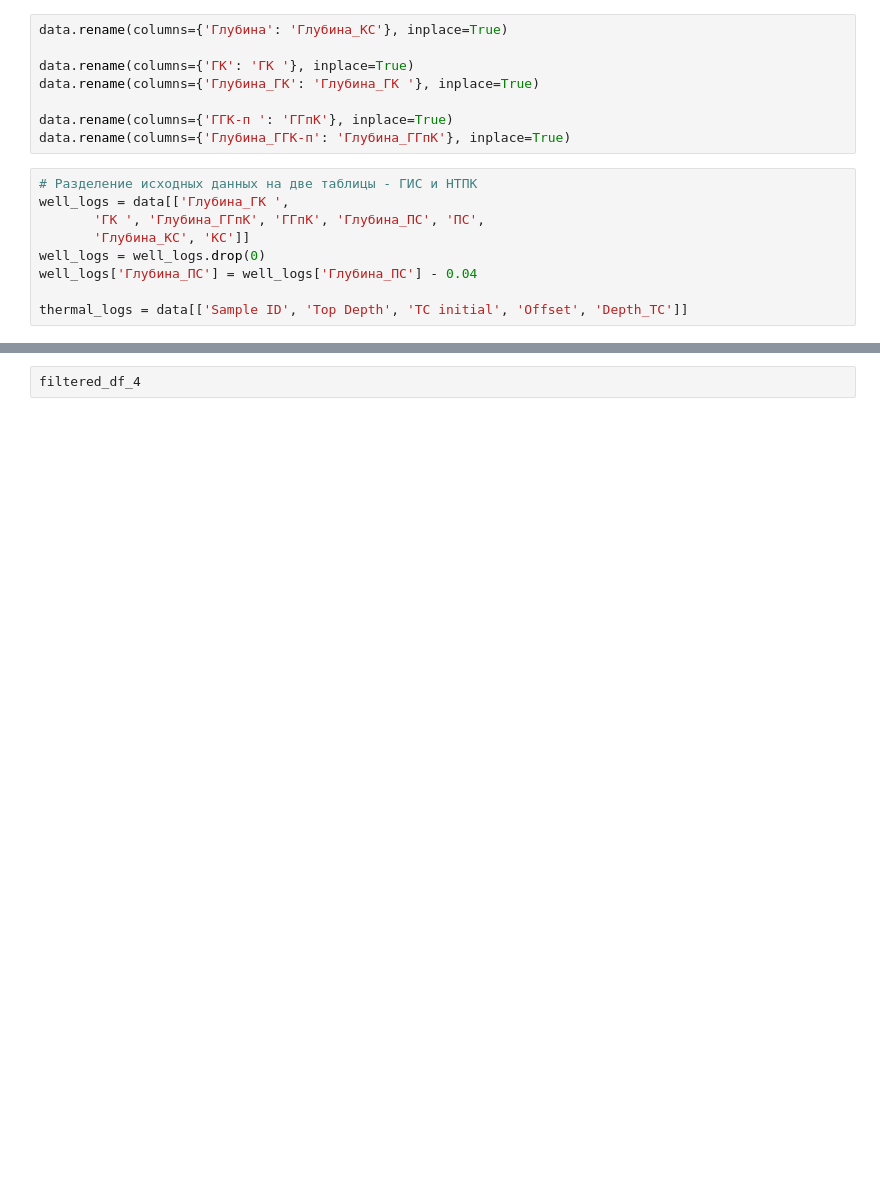
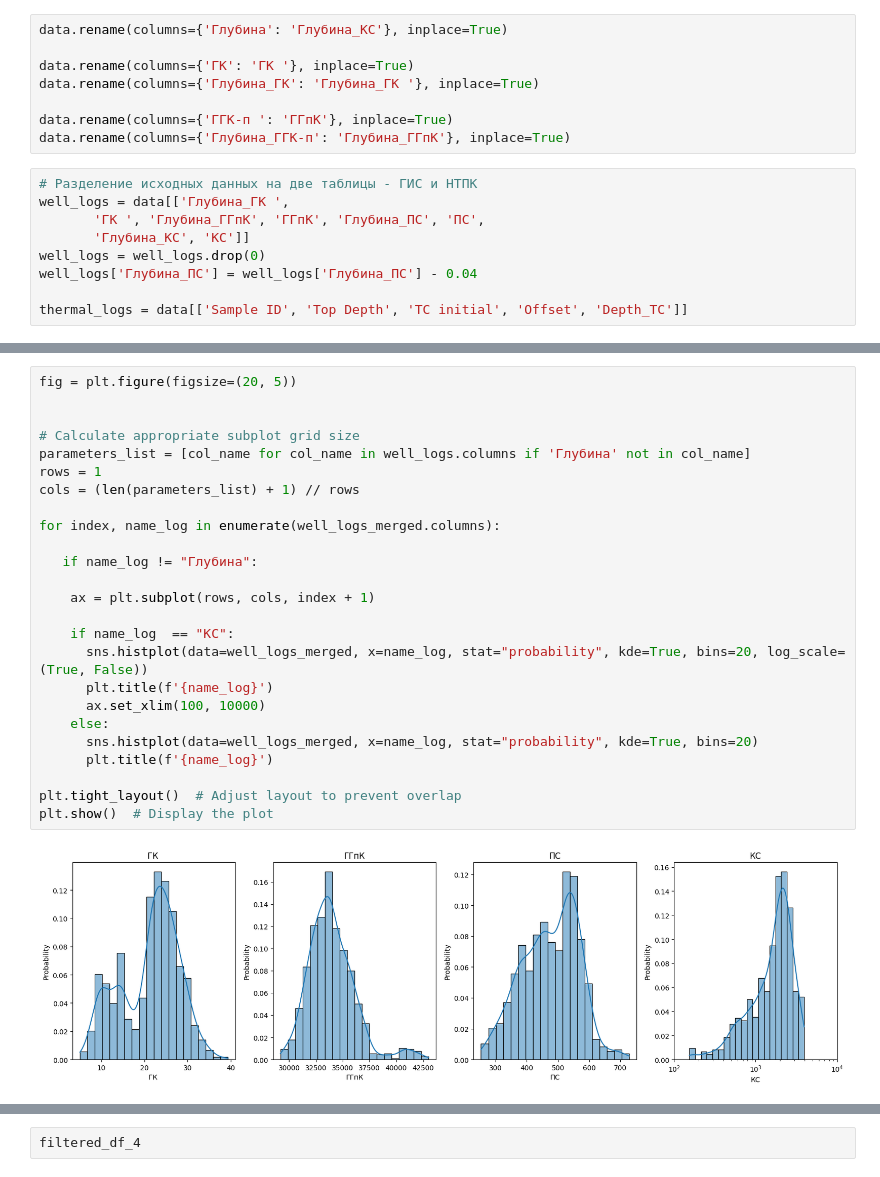
Before and after one commit to MariiaKalinina/R, a Jupyter notebook: Rosatom_new_version.ipynb, the cells around one changed output, grey strips where cells are left out. Saved outputs shown, nothing was run; the diff lists cells and outputs as text; blank space fills up the shorter version.

```diff
--- a/Rosatom_new_version.ipynb
+++ b/Rosatom_new_version.ipynb
@@ -268,0 +246,27 @@ NameError: name 'well_names' is not defined
+# %%
+fig = plt.figure(figsize=(20, 5))
+
+
+# Calculate appropriate subplot grid size
+parameters_list = [col_name for col_name in well_logs.columns if 'Глубина' not in col_name]
+rows = 1
+cols = (len(parameters_list) + 1) // rows
+
+for index, name_log in enumerate(well_logs_merged.columns):
+
+   if name_log != "Глубина":
+
+    ax = plt.subplot(rows, cols, index + 1)
+
+    if name_log  == "КС":
+      sns.histplot(data=well_logs_merged, x=name_log, stat="probability", kde=True, bins=20, log_scale=(True, False))
+      plt.title(f'{name_log}')
+      ax.set_xlim(100, 10000)
+    else:
+      sns.histplot(data=well_logs_merged, x=name_log, stat="probability", kde=True, bins=20)
+      plt.title(f'{name_log}')
+
+plt.tight_layout()  # Adjust layout to prevent overlap
+plt.show()  # Display the plot
+# %% [output]
+[figure, added]
```
Also changed, not shown: parts of 19 cells of this notebook.
